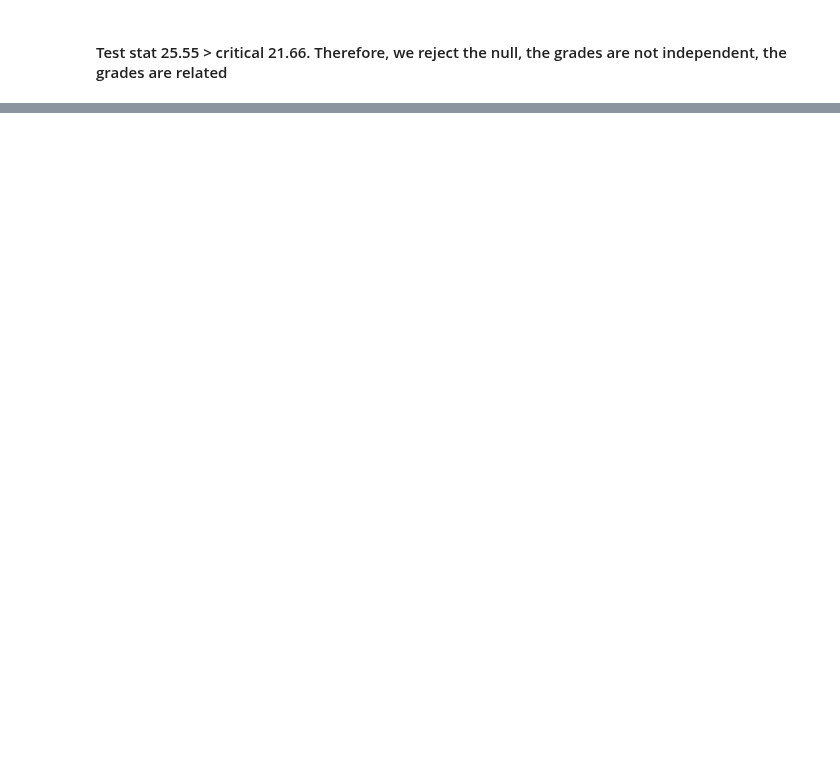
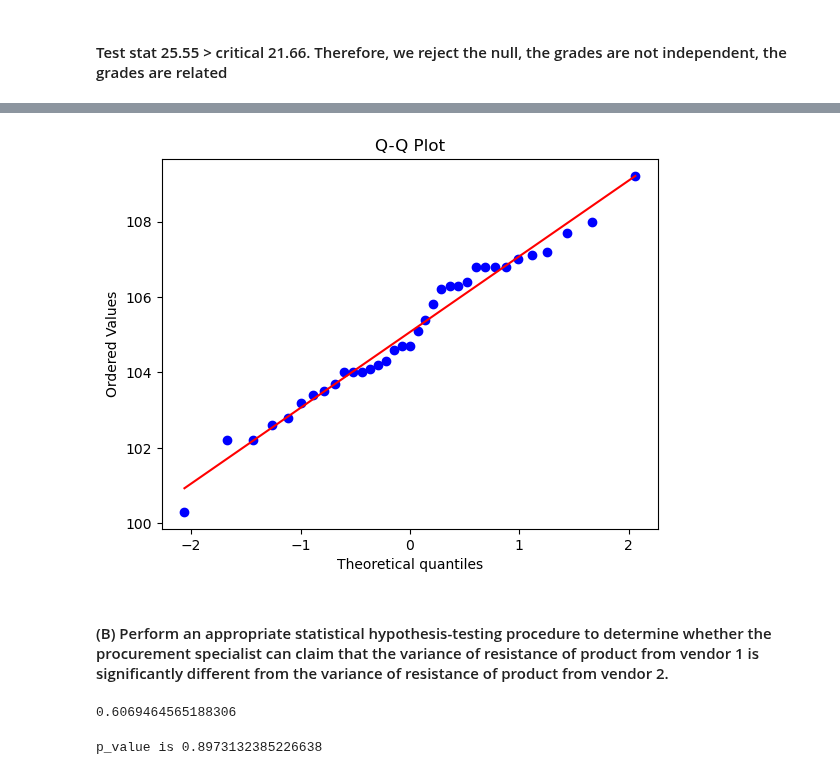
Before and after one commit to jtdocter27/Engineering-Probability---Statistics, a Jupyter notebook: Hypothesis_Testing.ipynb, the cells around one changed output, grey strips where cells are left out. Drawn from its saved outputs; the diff is of its cells as text; code cells hidden in the pictures; blank space fills up the shorter version.

```diff
--- a/Hypothesis_Testing.ipynb
+++ b/Hypothesis_Testing.ipynb
@@ -381,0 +382,5 @@ Expected Frequencies:
+# %%
+vendor1 = np.array([96.8, 100.0, 99.6, 99.4, 99.7, 101.1, 99.4, 99.8, 98.6, 100.3, 98.5, 99.9, 101.1, 97.7, 98.6, 99.1, 99.6, 98.3, 103.7, 101.9, 101.2, 98.2,
+97.7, 101.0, 98.2])
+
+vendor2 = np.array([106.8, 106.8, 104.7, 104.7, 103.2, 103.7, 106.8, 105.1, 102.6, 100.3, 104.0, 107.0, 104.0, 106.3, 102.2, 102.8, 104.6, 103.5, 106.3, 109.2, 106.4, 106.8, 104.1, 107.1, 108.0, 104.0, 104.3, 104.2, 107.2, 107.7, 102.2, 106.2, 105.8, 103.4, 105.4])
@@ -381,0 +399,10 @@ Expected Frequencies:
+# %%
+stats.probplot(vendor2, dist="norm", plot=plt)
+
+# Show the plot
+plt.title("Q-Q Plot")
+plt.show()
+# %% [output]
+[figure, added]
+# %% [markdown]
+#### (B) Perform an appropriate statistical hypothesis-testing procedure to determine whether the procurement specialist can claim that the variance of resistance of product from vendor 1 is significantly different from the variance of resistance of product from vendor 2.
@@ -381,0 +417,5 @@ Expected Frequencies:
+# %%
+f_stat = var1 / var2
+f_stat
+# %% [output]
+0.6069464565188306
@@ -381,0 +425,5 @@ Expected Frequencies:
+# %%
+p_value = 1 - stats.f.cdf(f_stat, df1, df2)
+print('p_value is', p_value)
+# %% [output]
+p_value is 0.8973132385226638
```
Also changed, not shown: parts of 11 cells of this notebook.
